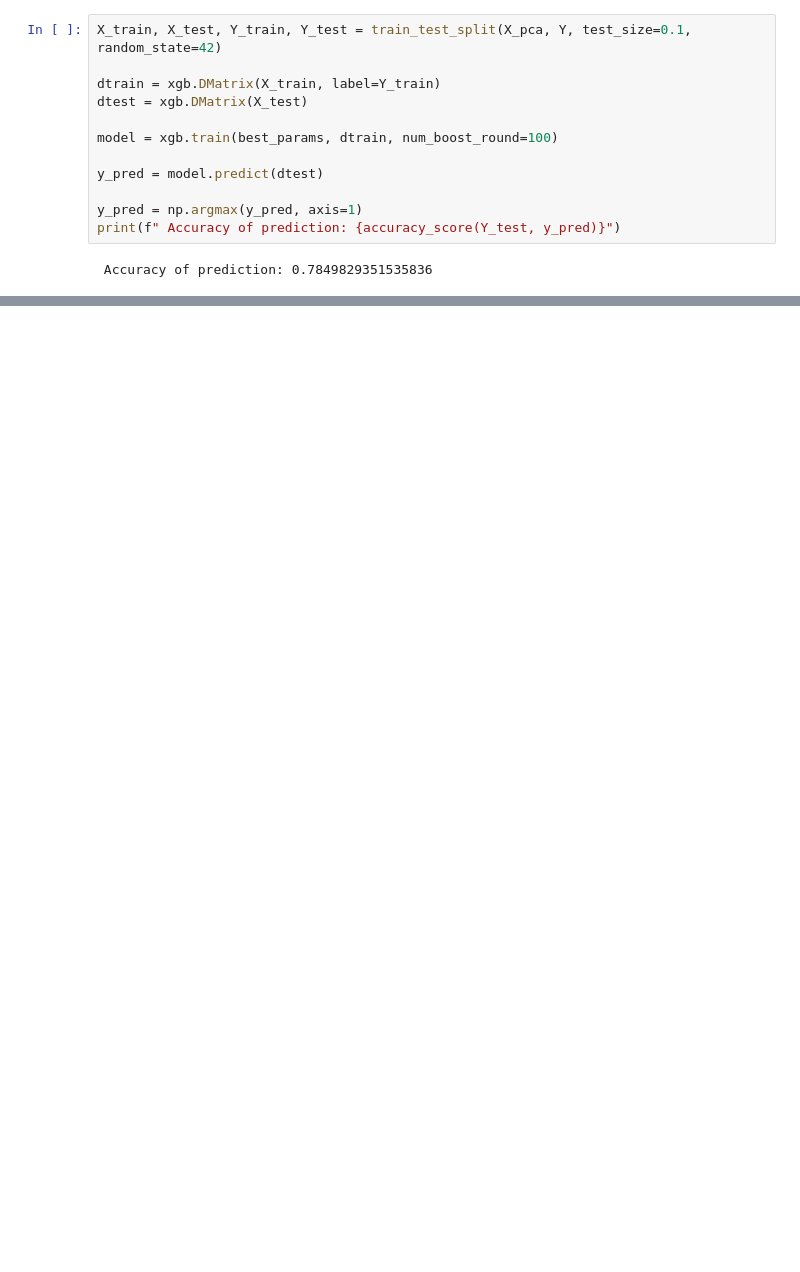
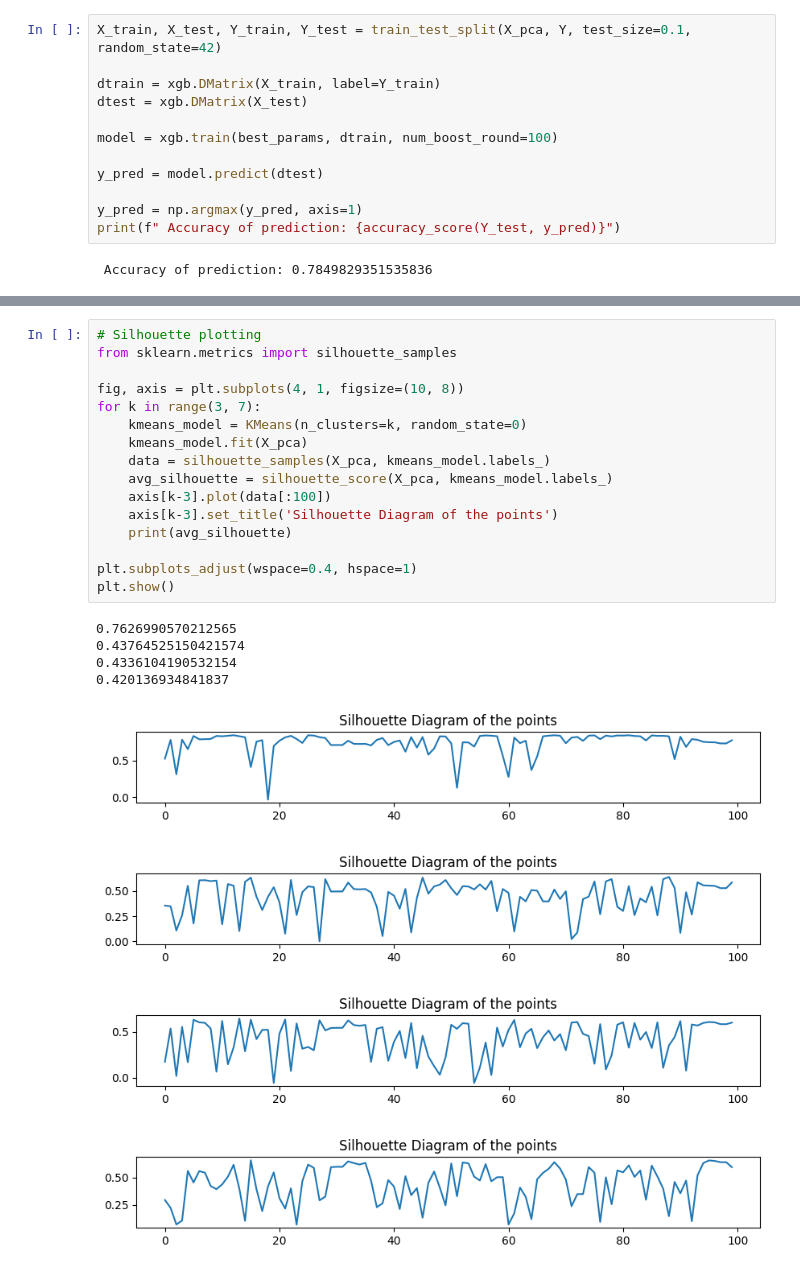
Before and after one commit to Adelin010/ML_Practice, a Jupyter notebook: lab4/philipp.ipynb, the cells around one changed output, grey strips where cells are left out. Cells and saved outputs as stored; diff of their text form; blank space fills up the shorter version.

```diff
--- a/lab4/philipp.ipynb
+++ b/lab4/philipp.ipynb
@@ -304,0 +369,22 @@ print(f" Accuracy of prediction: {accuracy_score(Y_test, y_pred)}")
+# %%
+# Silhouette plotting
+from sklearn.metrics import silhouette_samples
+
+fig, axis = plt.subplots(4, 1, figsize=(10, 8))
+for k in range(3, 7):
+    kmeans_model = KMeans(n_clusters=k, random_state=0)
+    kmeans_model.fit(X_pca)
+    data = silhouette_samples(X_pca, kmeans_model.labels_)
+    avg_silhouette = silhouette_score(X_pca, kmeans_model.labels_)
+    axis[k-3].plot(data[:100])
+    axis[k-3].set_title('Silhouette Diagram of the points')
+    print(avg_silhouette)
+
+plt.subplots_adjust(wspace=0.4, hspace=1)
+plt.show()
+# %% [output]
+0.7626990570212565
+0.43764525150421574
+0.4336104190532154
+0.420136934841837
+[figure, added]
```
Also changed, not shown: parts of 2 cells of this notebook.
